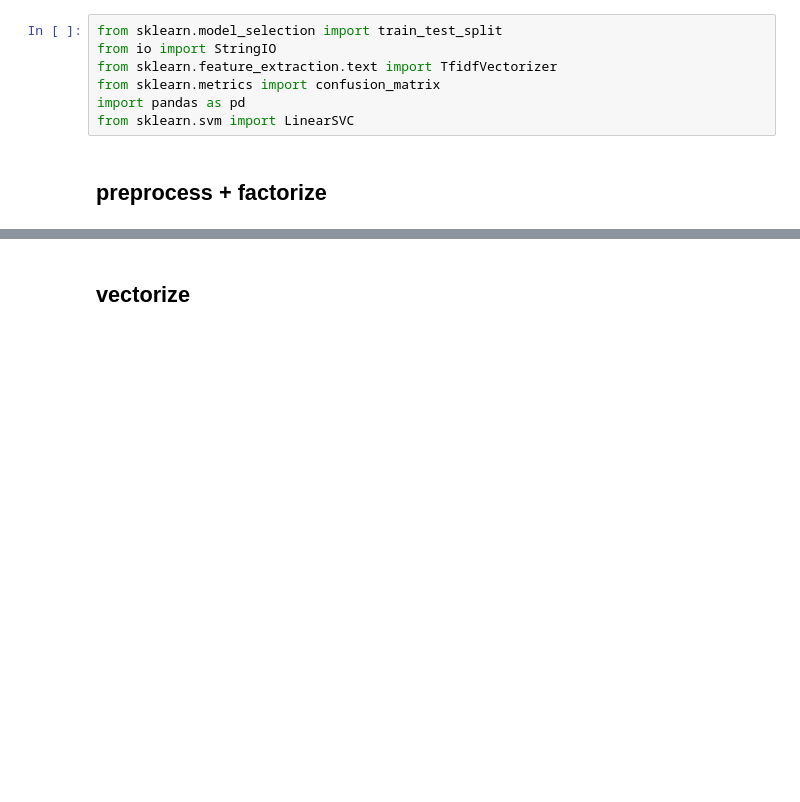
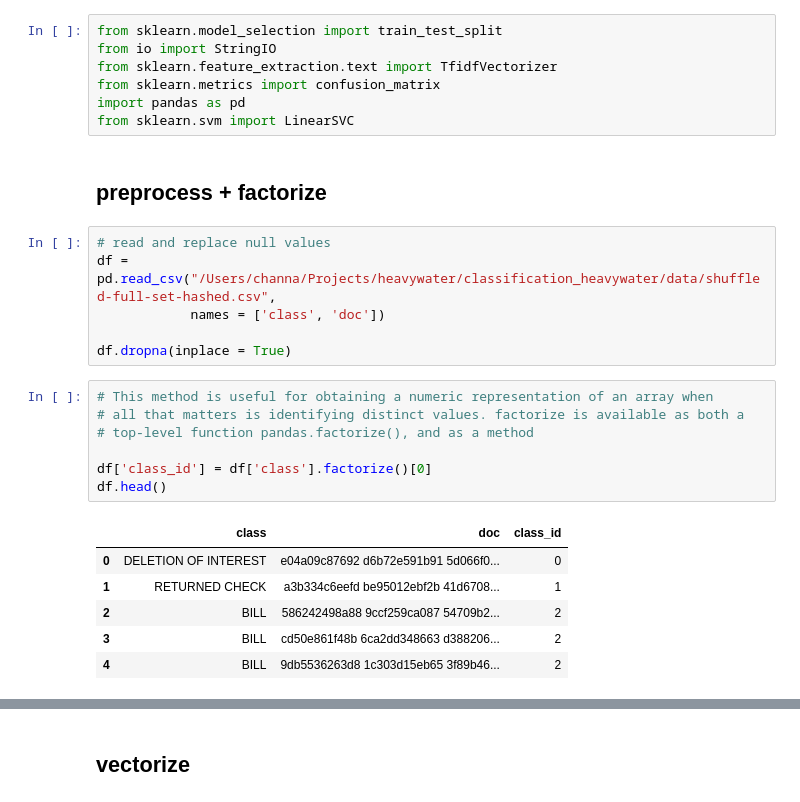
Before and after one commit to channagithub/classification_heavywater, a Jupyter notebook: jupyter_notebooks/heavywater_linearSVC.ipynb, the cells around one changed output, grey strips where cells are left out. Drawn from its saved outputs; the diff is of its cells as text; blank space fills up the shorter version.

```diff
--- a/jupyter_notebooks/heavywater_linearSVC.ipynb
+++ b/jupyter_notebooks/heavywater_linearSVC.ipynb
@@ -9,4 +9,24 @@ import pandas as pd
 from sklearn.svm import LinearSVC
 # %% [markdown]
 ## preprocess + factorize
+# %%
+# read and replace null values
+df = pd.read_csv("/Users/channa/Projects/heavywater/classification_heavywater/data/shuffled-full-set-hashed.csv",
+            names = ['class', 'doc'])
+
+df.dropna(inplace = True)
+# %%
+# This method is useful for obtaining a numeric representation of an array when
+# all that matters is identifying distinct values. factorize is available as both a
+# top-level function pandas.factorize(), and as a method
+
+df['class_id'] = df['class'].factorize()[0]
+df.head()
+# %% [output]
+|  | class | doc | class_id |
+| 0 | DELETION OF INTEREST | e04a09c87692 d6b72e591b91 5d066f0... | 0 |
+| 1 | RETURNED CHECK | a3b334c6eefd be95012ebf2b 41d6708... | 1 |
+| 2 | BILL | 586242498a88 9ccf259ca087 54709b2... | 2 |
+| 3 | BILL | cd50e861f48b 6ca2dd348663 d388206... | 2 |
+| 4 | BILL | 9db5536263d8 1c303d15eb65 3f89b46... | 2 |
 # %%
```
Also changed, not shown: parts of 1 cell of this notebook, 2 other files.
